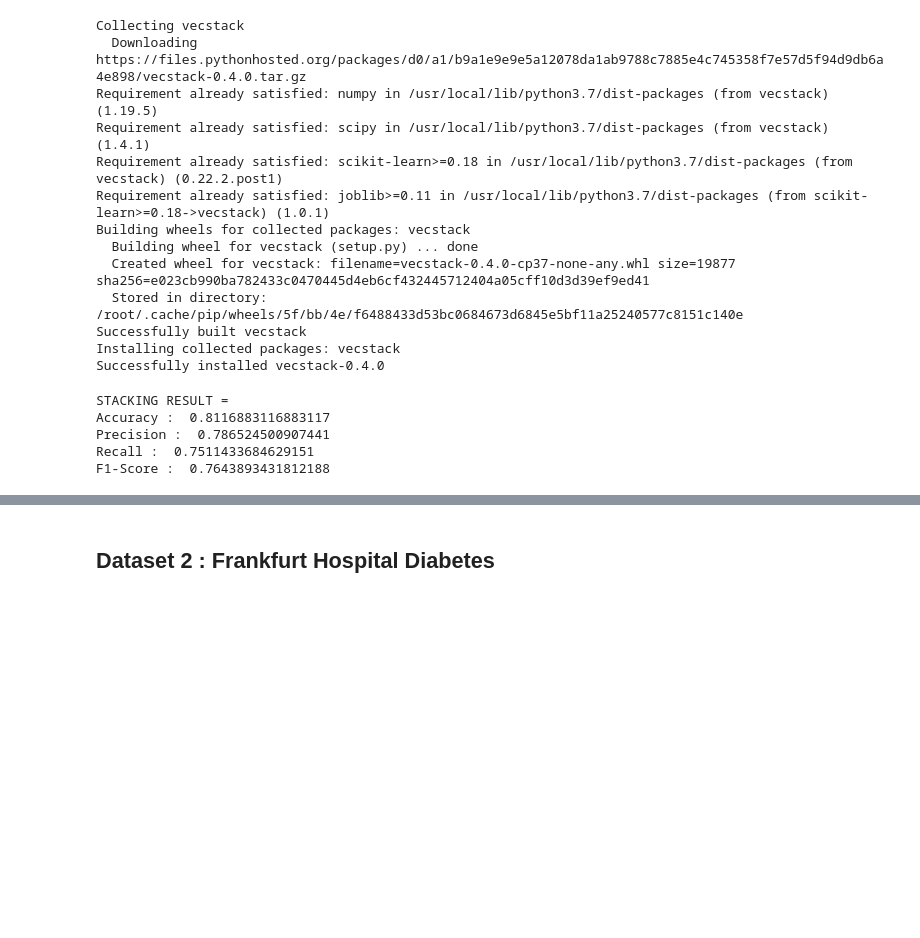
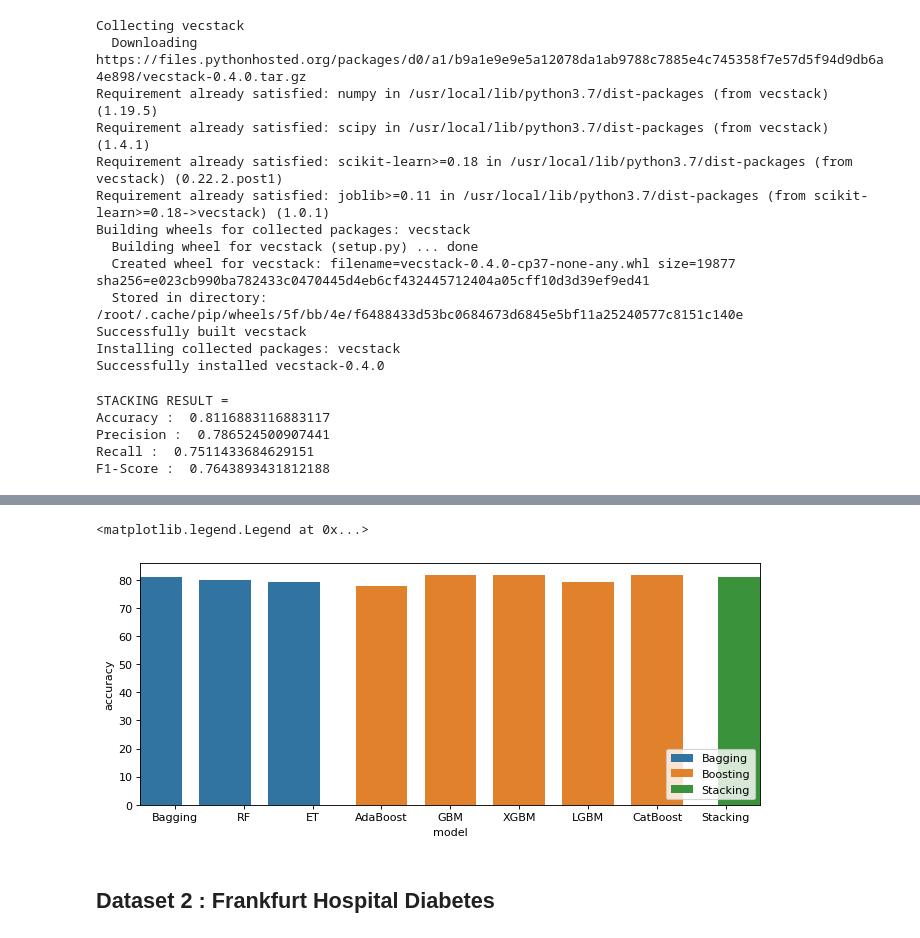
Before and after one commit to LinggarM/Ensemble-Learning-Comparison-on-Diabetes-Classification, a Jupyter notebook: pengenalan_pola_Perbandingan_Metode_Ensemble_Learning_pada_Klasifikasi_Diabetes.ipynb, the cells around one changed output, grey strips where cells are left out. Drawn from its saved outputs; the diff is of its cells as text; code cells hidden in the pictures; blank space fills up the shorter version.

Commit message:
Add Accuracy Plot

```diff
--- a/pengenalan_pola_Perbandingan_Metode_Ensemble_Learning_pada_Klasifikasi_Diabetes.ipynb
+++ b/pengenalan_pola_Perbandingan_Metode_Ensemble_Learning_pada_Klasifikasi_Diabetes.ipynb
@@ -361,0 +363,8 @@ F1-Score :  0.7643893431812188
+# %%
+method = ['Bagging', 'Bagging', 'Bagging', 'Boosting', 'Boosting', 'Boosting', 'Boosting', 'Boosting', 'Stacking']
+model = ['Bagging', 'RF', 'ET', 'AdaBoost', 'GBM', 'XGBM', 'LGBM', 'CatBoost', 'Stacking']
+accuracy = [81.17, 79.87, 79.22, 77.92, 81.82, 81.82, 79.22, 81.82, 81.17]
+
+import pandas as pd
+
+df_dataset1 = pd.DataFrame(data = {'method' : method, 'model' : model, 'accuracy' : accuracy})
@@ -362,3 +384,24 @@ F1-Score :  0.7643893431812188
+# %%
+import seaborn as sns
+import matplotlib.pyplot as plt
+
+ax = plt.figure(figsize=(10, 4), dpi=80)
+ax = sns.barplot(x="model", y="accuracy", hue="method", data=df_dataset1, palette="tab10")
+def change_width(ax, new_value) :
+    for patch in ax.patches :
+        current_width = patch.get_width()
+        diff = current_width - new_value
+
+        # we change the bar width
+        patch.set_width(new_value)
+
+        # we recenter the bar
+        patch.set_x(patch.get_x() + diff * .5)
+change_width(ax, .75)
+plt.legend(loc = "lower right")
+# %% [output]
+<matplotlib.legend.Legend at 0x...>
+[figure, added]
 # %% [markdown]
 ## Dataset 2 : Frankfurt Hospital Diabetes
 # %%
```
Also changed, not shown: parts of 11 cells of this notebook.
